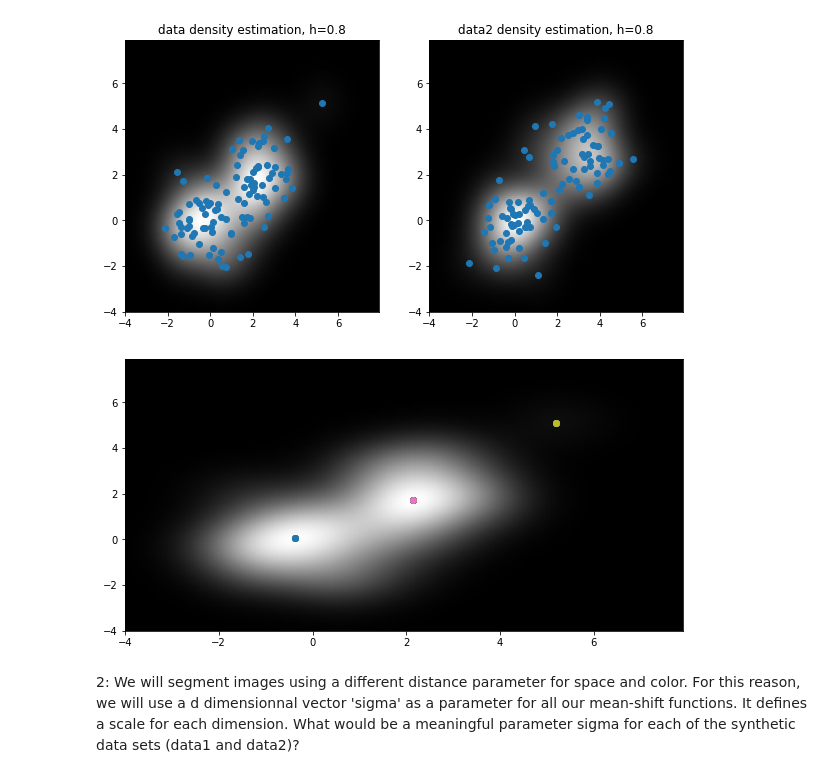
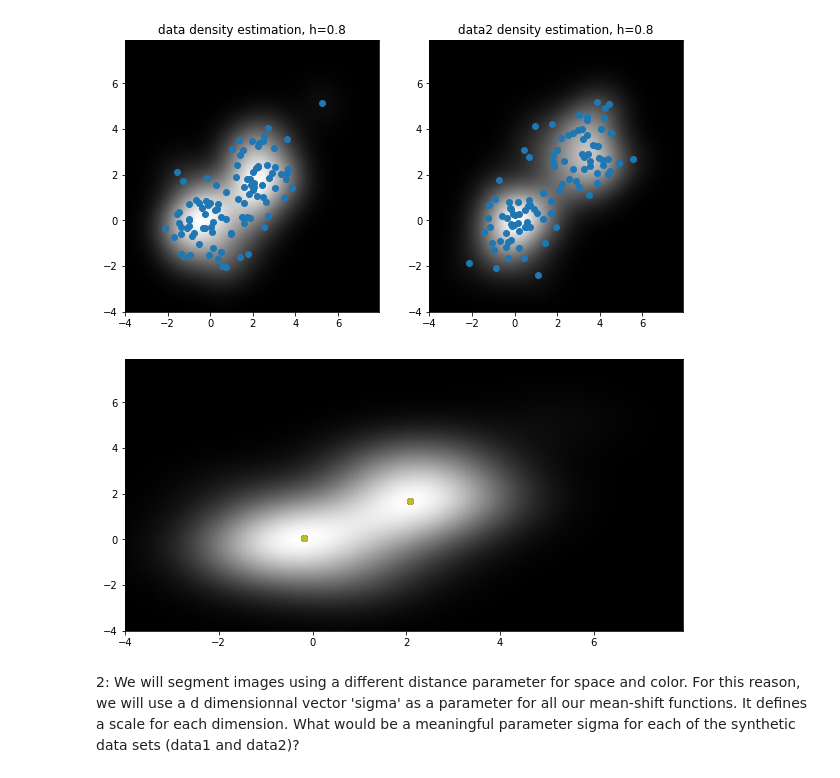
Before and after one commit to LouisLesueur/Illumination_project, a Jupyter notebook: mean_shift_TP.ipynb, the cells around one changed output. Drawn from its saved outputs; the diff is of its cells as text; code cells hidden in the pictures.

```diff
--- a/mean_shift_TP.ipynb
+++ b/mean_shift_TP.ipynb
@@ -161,35 +161,35 @@ def mean_shift_algo(data, h, i):
     data_copy = np.copy(data)
     elem = np.array([data_copy[0][i], data_copy[1][i]])
 
     ms = m(*elem, data, h)
     elem2 = elem + ms
     while norm2(elem2-elem) > 0.000001:
         elem = elem2
         elem2 = m(*elem, data, h)
             #y = kernel_density_estimator(*elem, data, h)
             #xList.append(elem)
             #yList.append(y)
             #makeFig(xList, yList)
             #plt.pause(0.001)
 
     return elem2
 
 
 
-H = 0.8
+H = 1
 
 x = np.arange(-4,8,0.1)
 X,Y = np.meshgrid(x,x)
 plt.figure(figsize=(10,5))
 plt.pcolormesh(X, Y, kernel_density_estimator(X,Y, data, H), shading="gouraud")
 
 for i in range(99):
     converge = mean_shift_algo(data, H, i)
     plt.scatter(*converge)
 
 plt.show()
 # %% [output]
-[figure, old version]
+[figure, new version]
 # %% [markdown]
 2: We will segment images using a different distance parameter for space and color. For this reason, we will use a d dimensionnal vector 'sigma' as a parameter for all our mean-shift functions. It defines a scale for each dimension. What would be a meaningful parameter sigma for each of the synthetic data sets (data1 and data2)?
 # %% [markdown]
```
